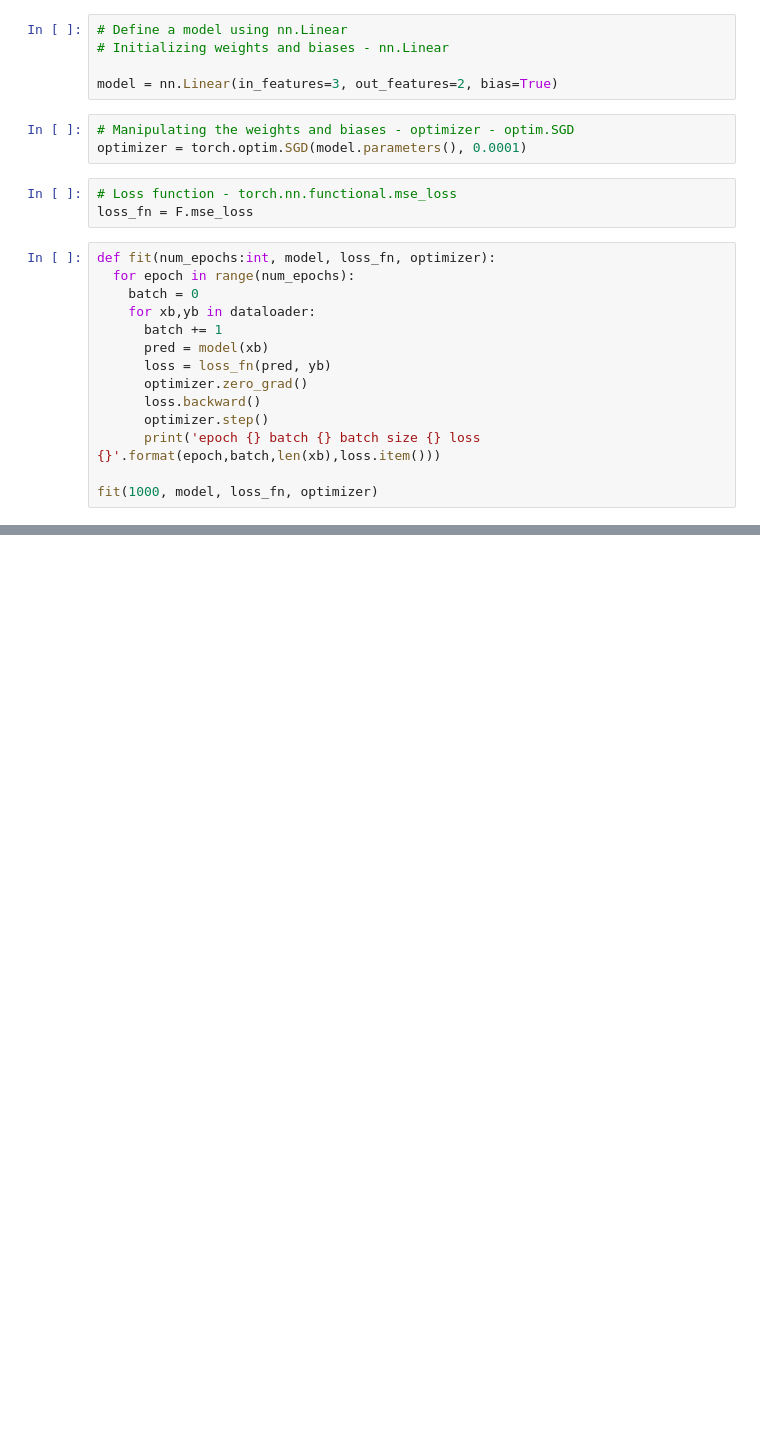
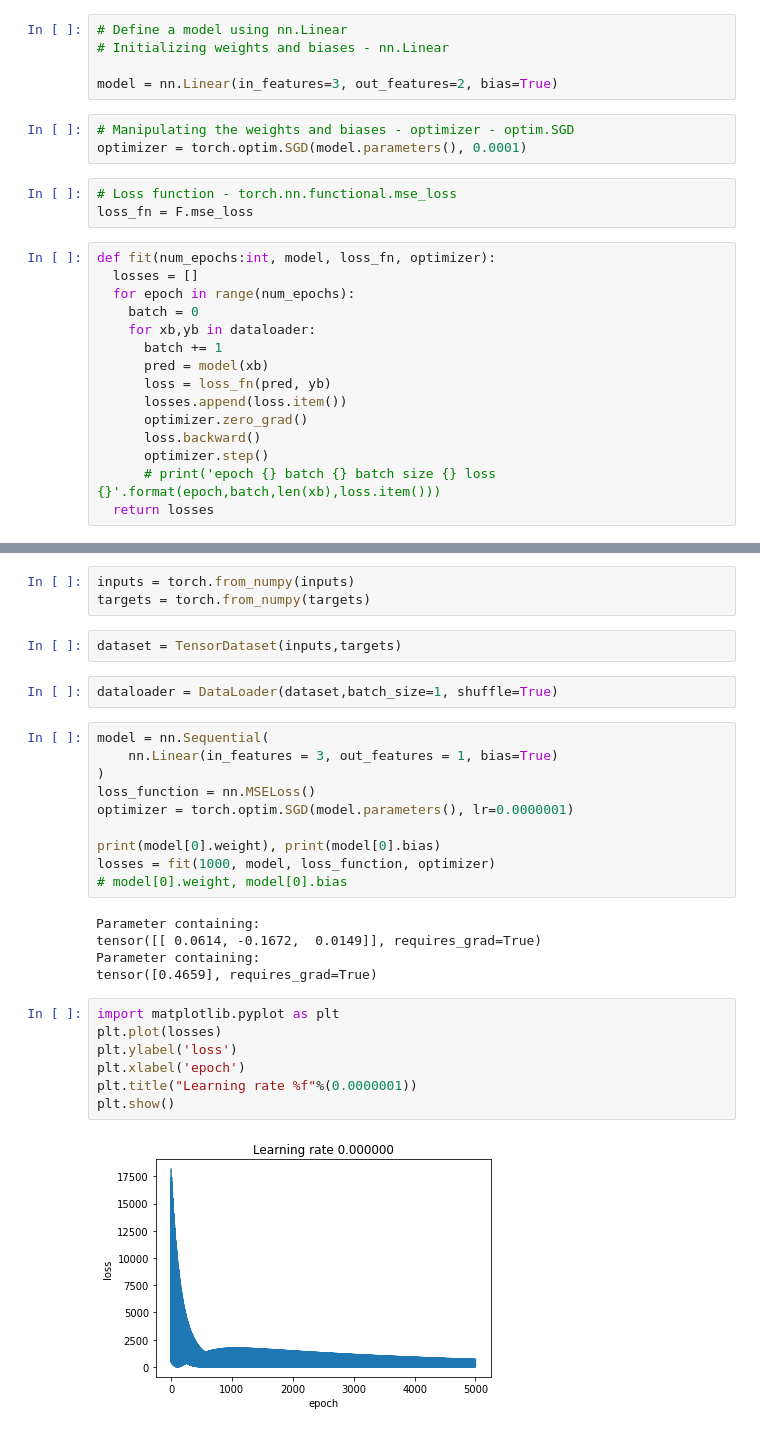
Before and after one commit to MurtazaMister/ML, a Jupyter notebook: ML_Lab04.ipynb, the cells around one changed output, grey strips where cells are left out. Cells and saved outputs as stored; diff of their text form; blank space fills up the shorter version.

```diff
--- a/ML_Lab04.ipynb
+++ b/ML_Lab04.ipynb
@@ -82,15 +82,16 @@ optimizer = torch.optim.SGD(model.parameters(), 0.0001)
 loss_fn = F.mse_loss
 # %%
 def fit(num_epochs:int, model, loss_fn, optimizer):
+  losses = []
   for epoch in range(num_epochs):
     batch = 0
     for xb,yb in dataloader:
       batch += 1
       pred = model(xb)
       loss = loss_fn(pred, yb)
+      losses.append(loss.item())
       optimizer.zero_grad()
       loss.backward()
       optimizer.step()
-      print('epoch {} batch {} batch size {} loss {}'.format(epoch,batch,len(xb),loss.item()))
-
-fit(1000, model, loss_fn, optimizer)
+      # print('epoch {} batch {} batch size {} loss {}'.format(epoch,batch,len(xb),loss.item()))
+  return losses
@@ -126,0 +143,31 @@ Predict (after training):  tensor([[119., 133.],
+# %%
+inputs = torch.from_numpy(inputs)
+targets = torch.from_numpy(targets)
+# %%
+dataset = TensorDataset(inputs,targets)
+# %%
+dataloader = DataLoader(dataset,batch_size=1, shuffle=True)
+# %%
+model = nn.Sequential(
+    nn.Linear(in_features = 3, out_features = 1, bias=True)
+)
+loss_function = nn.MSELoss()
+optimizer = torch.optim.SGD(model.parameters(), lr=0.0000001)
+
+print(model[0].weight), print(model[0].bias)
+losses = fit(1000, model, loss_function, optimizer)
+# model[0].weight, model[0].bias
+# %% [output]
+Parameter containing:
+tensor([[ 0.0614, -0.1672,  0.0149]], requires_grad=True)
+Parameter containing:
+tensor([0.4659], requires_grad=True)
+# %%
+import matplotlib.pyplot as plt
+plt.plot(losses)
+plt.ylabel('loss')
+plt.xlabel('epoch')
+plt.title("Learning rate %f"%(0.0000001))
+plt.show()
+# %% [output]
+[figure, added]
```
Also changed, not shown: parts of 6 cells of this notebook.
